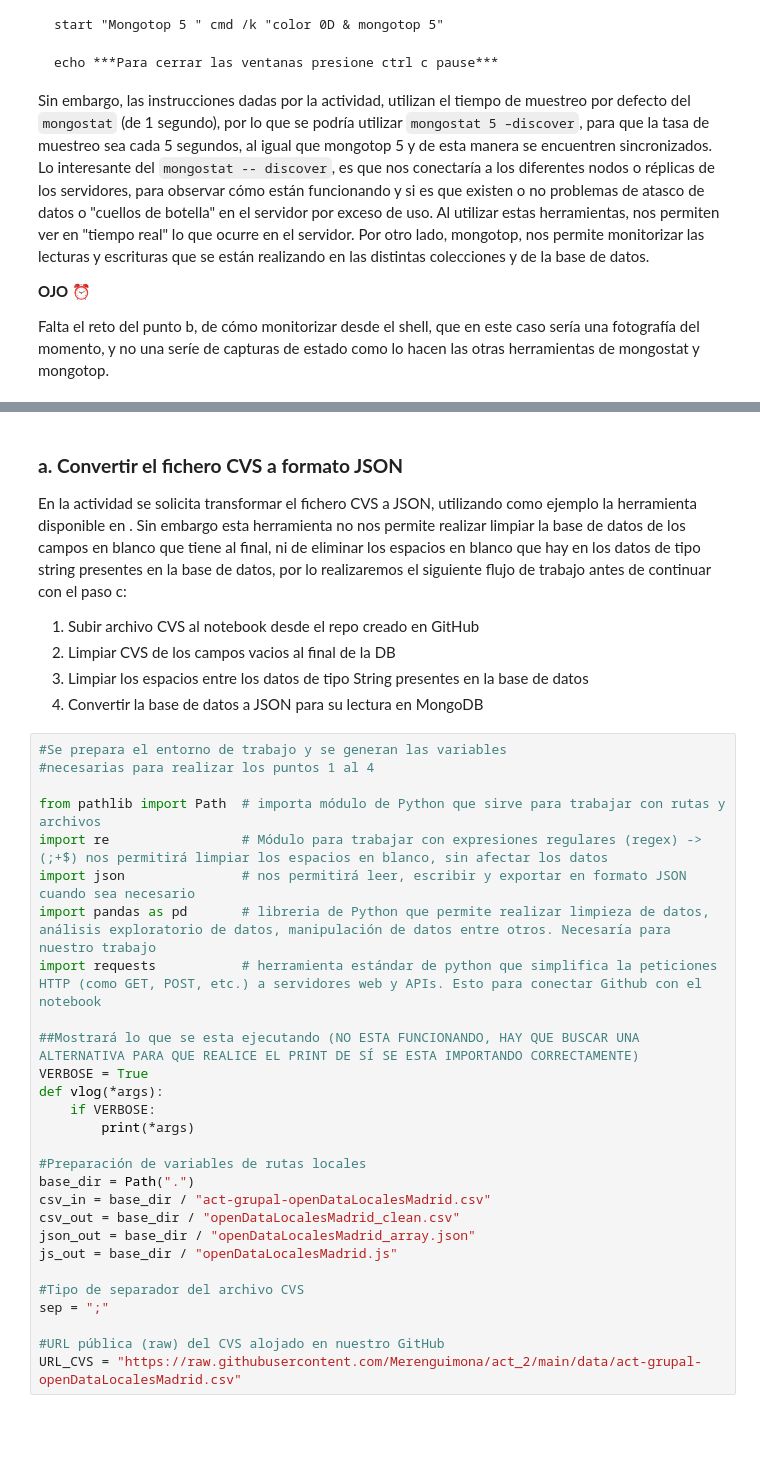
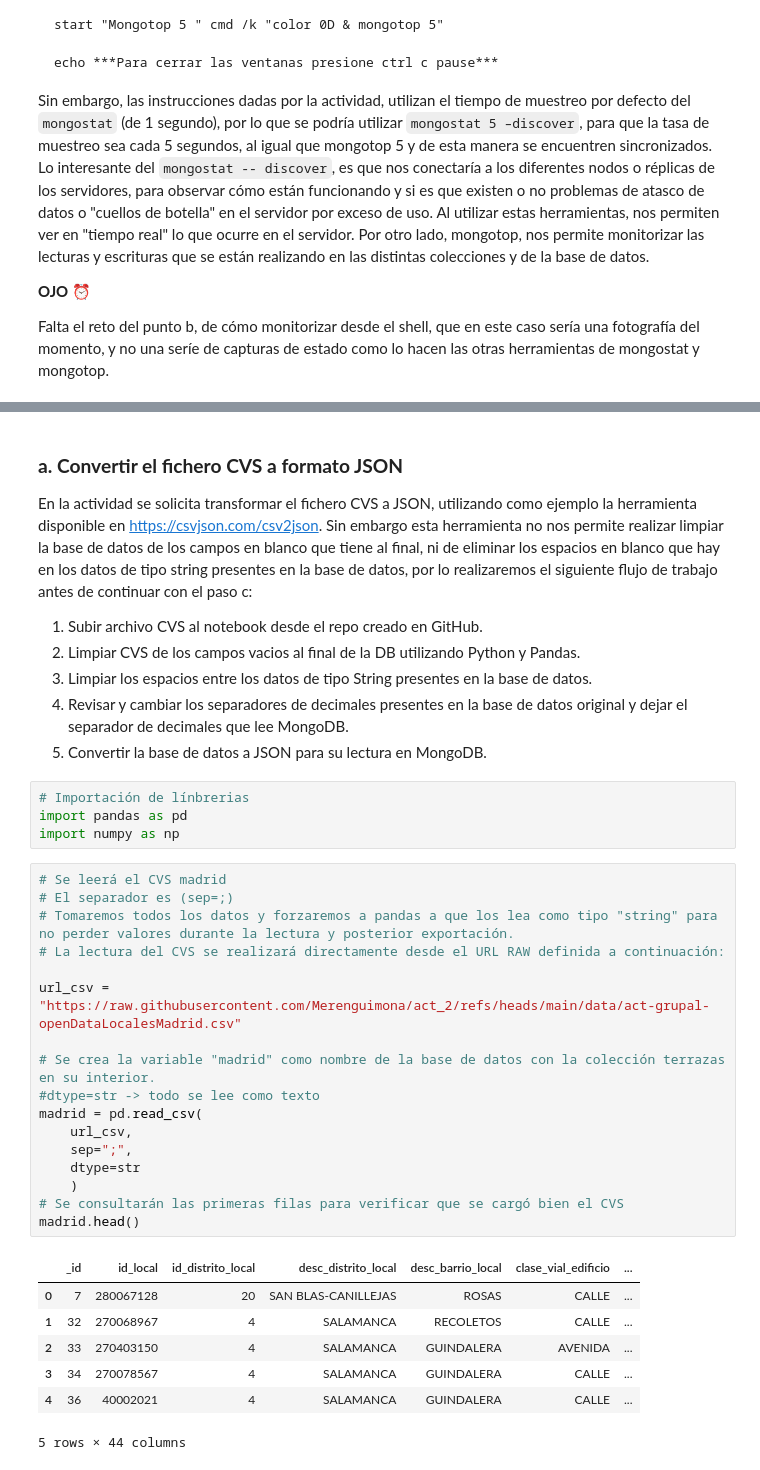
Before and after one commit to Merenguimona/act_2, a Jupyter notebook: notebook/Actividad_2.ipynb, the cells around one changed output, grey strips where cells are left out. Cells and saved outputs as stored; diff of their text form; blank space fills up the shorter version.

Commit message:
se lee el cvs en el notebook

```diff
--- a/notebook/Actividad_2.ipynb
+++ b/notebook/Actividad_2.ipynb
@@ -202,37 +240,39 @@ h. Desde la terminar, nos solicitar proponer una alternativa que evite realizar
 # %% [markdown]
 ### **a. Convertir el fichero CVS a formato JSON**
 
-En la actividad se solicita transformar el fichero CVS a JSON, utilizando como ejemplo la herramienta disponible en [](https://csvjson.com/csv2json). Sin embargo esta herramienta no nos permite realizar limpiar la base de datos de los campos en blanco que tiene al final, ni de eliminar los espacios en blanco que hay en los datos de tipo string presentes en la base de datos, por lo realizaremos el siguiente flujo de trabajo antes de continuar con el paso c:
+En la actividad se solicita transformar el fichero CVS a JSON, utilizando como ejemplo la herramienta disponible en [https://csvjson.com/csv2json](https://csvjson.com/csv2json). Sin embargo esta herramienta no nos permite realizar limpiar la base de datos de los campos en blanco que tiene al final, ni de eliminar los espacios en blanco que hay en los datos de tipo string presentes en la base de datos, por lo realizaremos el siguiente flujo de trabajo antes de continuar con el paso c:
 
-1. Subir archivo CVS al notebook desde el repo creado en GitHub
-2. Limpiar CVS de los campos vacios al final de la DB
-3. Limpiar los espacios entre los datos de tipo String presentes en la base de datos
-4. Convertir la base de datos a JSON para su lectura en MongoDB
+1. Subir archivo CVS al notebook desde el repo creado en GitHub.
+2. Limpiar CVS de los campos vacios al final de la DB utilizando Python y Pandas.
+3. Limpiar los espacios entre los datos de tipo String presentes en la base de datos.
+4. Revisar y cambiar los separadores de decimales presentes en la base de datos original y dejar el separador de decimales que lee MongoDB.
+5. Convertir la base de datos a JSON para su lectura en MongoDB.
-# %%
-#Se prepara el entorno de trabajo y se generan las variables
-#necesarias para realizar los puntos 1 al 4
-
-from pathlib import Path  # importa módulo de Python que sirve para trabajar con rutas y archivos
-import re                 # Módulo para trabajar con expresiones regulares (regex) -> (;+$) nos permitirá limpiar los espacios en blanco, sin afectar los datos
-import json               # nos permitirá leer, escribir y exportar en formato JSON cuando sea necesario
-import pandas as pd       # libreria de Python que permite realizar limpieza de datos, análisis exploratorio de datos, manipulación de datos entre otros. Necesaría para nuestro trabajo
-import requests           # herramienta estándar de python que simplifica la peticiones HTTP (como GET, POST, etc.) a servidores web y APIs. Esto para conectar Github con el notebook
-
-##Mostrará lo que se esta ejecutando (NO ESTA FUNCIONANDO, HAY QUE BUSCAR UNA ALTERNATIVA PARA QUE REALICE EL PRINT DE SÍ SE ESTA IMPORTANDO CORRECTAMENTE)
-VERBOSE = True
-def vlog(*args):
-    if VERBOSE:
-        print(*args)
-
-#Preparación de variables de rutas locales
-base_dir = Path(".")
-csv_in = base_dir / "act-grupal-openDataLocalesMadrid.csv"
-csv_out = base_dir / "openDataLocalesMadrid_clean.csv"
-json_out = base_dir / "openDataLocalesMadrid_array.json"
-js_out = base_dir / "openDataLocalesMadrid.js"
-
-#Tipo de separador del archivo CVS
-sep = ";"
-
-#URL pública (raw) del CVS alojado en nuestro GitHub
-URL_CVS = "https://raw.githubusercontent.com/Merenguimona/act_2/main/data/act-grupal-openDataLocalesMadrid.csv"
+# %%
+# Importación de línbrerias
+import pandas as pd
+import numpy as np
+# %%
+# Se leerá el CVS madrid
+# El separador es (sep=;)
+# Tomaremos todos los datos y forzaremos a pandas a que los lea como tipo "string" para no perder valores durante la lectura y posterior exportación.
+# La lectura del CVS se realizará directamente desde el URL RAW definida a continuación:
+
+url_csv = "https://raw.githubusercontent.com/Merenguimona/act_2/refs/heads/main/data/act-grupal-openDataLocalesMadrid.csv"
+
+# Se crea la variable "madrid" como nombre de la base de datos con la colección terrazas en su interior.
+#dtype=str -> todo se lee como texto
+madrid = pd.read_csv(
+    url_csv,
+    sep=";",
+    dtype=str
+    )
+# Se consultarán las primeras filas para verificar que se cargó bien el CVS
+madrid.head()
+# %% [output]
+|  | _id | id_local | id_distrito_local | desc_distrito_local | desc_barrio_local | clase_vial_edificio | ... |
+| 0 | 7 | 280067128 | 20 | SAN BLAS-CANILLEJAS | ROSAS | CALLE | ... |
+| 1 | 32 | 270068967 | 4 | SALAMANCA | RECOLETOS | CALLE | ... |
+| 2 | 33 | 270403150 | 4 | SALAMANCA | GUINDALERA | AVENIDA | ... |
+| 3 | 34 | 270078567 | 4 | SALAMANCA | GUINDALERA | CALLE | ... |
+| 4 | 36 | 40002021 | 4 | SALAMANCA | GUINDALERA | CALLE | ... |
+5 rows × 44 columns
```
Also changed, not shown: parts of 7 cells of this notebook.
